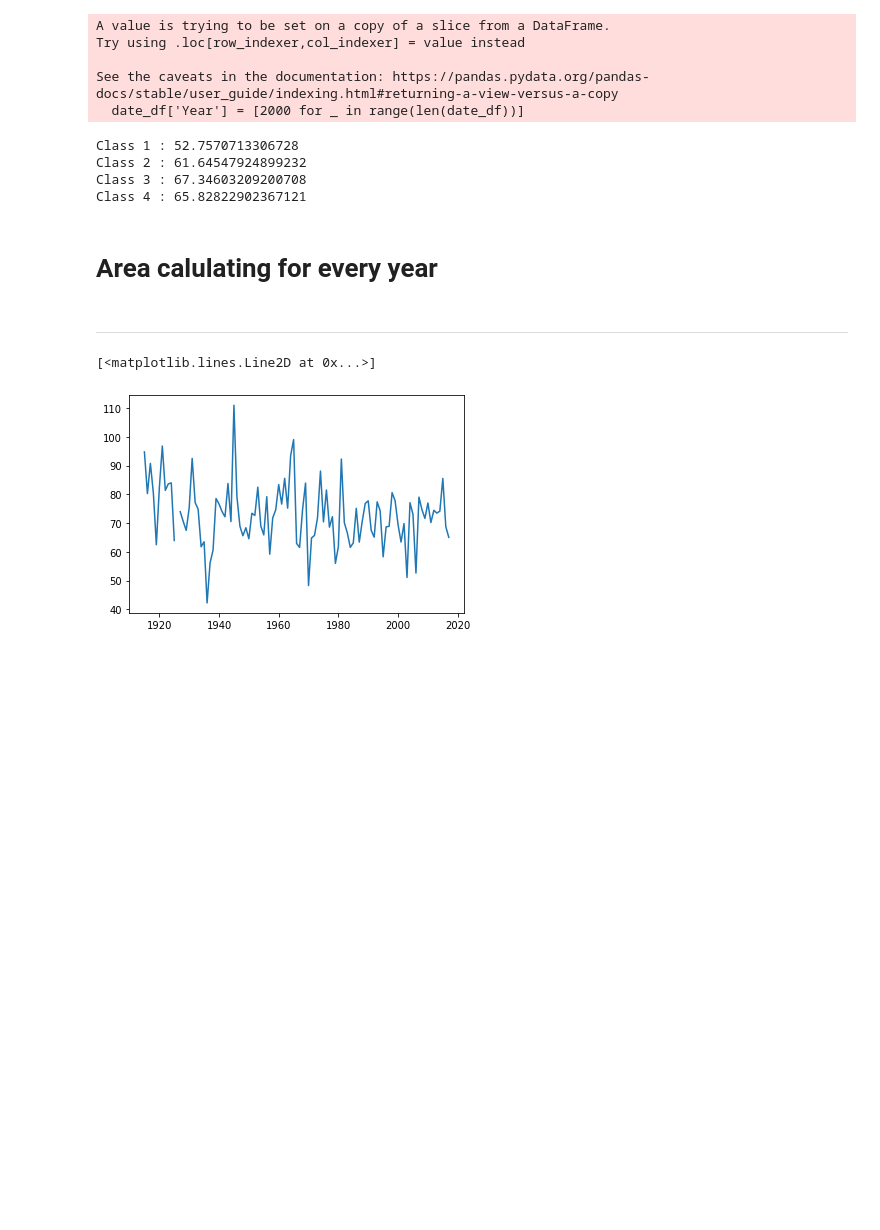
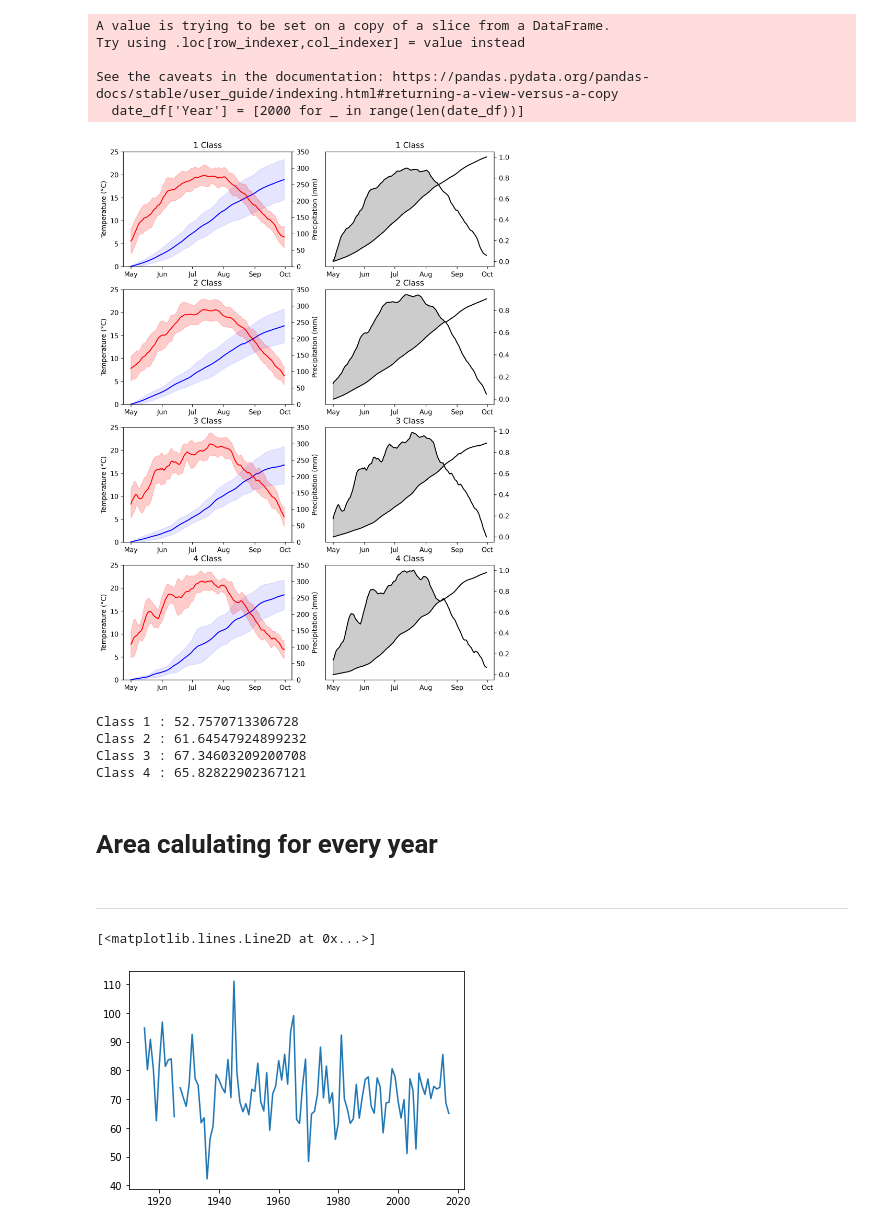
Before and after one commit to mikewellmeansme/TracheidClustering, a Jupyter notebook: notebooks/climate_area.ipynb, the cells around one changed output. Saved outputs shown, nothing was run; the diff lists cells and outputs as text; code cells hidden in the pictures; blank space fills up the shorter version.

```diff
--- a/notebooks/climate_area.ipynb
+++ b/notebooks/climate_area.ipynb
@@ -81,13 +96,15 @@ for i in range(4):
     ax[i, 0].plot(x, y, c='red')
 
     mean_prec = get_moving_avg(min_prec)[[year for year in a_classified[a_classified['Class 4']==i]['Year'] if year in min_prec.columns]]
-    y = mean_prec.mean(axis=1)[first_day:last_day]
-    mean_precs += [list_to_cumulative(y)]
-    dy = mean_prec.std(axis=1)[first_day:last_day]
+    mean_prec = mean_prec.iloc[first_day:last_day].cumsum()
+    y = mean_prec.mean(axis=1)
+    mean_precs += [y]
+    dy = mean_prec.std(axis=1)
 
     ax2 = ax[i, 0].twinx()
-    #ax2.fill_between(x, [0 for _ in y], list_to_cumulative(y), color='blue', alpha=0.1)
-    ax2.plot(x, np.array(list_to_cumulative(y)), color='blue')
+    ax2.plot(x, y, color='blue')
+    ax2.fill_between(x, y-dy, y+dy, color='blue', alpha=0.1)
+
     ax2.set_ylim([0, 350])
 
     ax[i, 0].set_ylabel('Temperature (°C)')
@@ -118,34 +135,36 @@ for i in range(4):
 temp_max = max([max(el) for el in mean_temps])
 prec_max = max([max(el) for el in mean_precs])
 temp_min = min([min(el) for el in mean_temps])
 prec_min = min([min(el) for el in mean_precs])
 
 scaled_mean_temps = [(np.array(el) - temp_min) / (temp_max - temp_min) for el in mean_temps]
 scaled_mean_precs =  [(np.array(el) - prec_min) / (prec_max - prec_min) for el in mean_precs]
 
 i = 0
 for el in scaled_mean_temps:
     ax[i, 1].plot(x, el, color='black', label=f'Class {i+1}')
     i += 1
 i = 0
 for el in scaled_mean_precs:
     ax[i, 1].plot(x, el, color='black')
     i += 1
 
 i=0
 for el1, el2 in zip(scaled_mean_temps, scaled_mean_precs):
     index = el2 < el1
     ax[i, 1].fill_between(x.iloc[np.arange(0, len(el1[index]))], el1[index], el2[index], color='black', alpha=0.2)
     i+=1
 
-plt.savefig('../output/climate_classes.png', dpi=300)
+plt.savefig('../output/Fig 6.png', dpi=300)
+plt.show()
 plt.close(fig)
 # %% [output]
 A value is trying to be set on a copy of a slice from a DataFrame.
 Try using .loc[row_indexer,col_indexer] = value instead
 
 See the caveats in the documentation: https://pandas.pydata.org/pandas-docs/stable/user_guide/indexing.html#returning-a-view-versus-a-copy
   date_df['Year'] = [2000 for _ in range(len(date_df))]
+[figure, added]
 # %%
 def find_area_between_temp_prec(temp: np.array, prec: np.array, trapz_rule=True):
     if len(temp) != len(prec):
```
Also changed, not shown: parts of 1 cell of this notebook.
